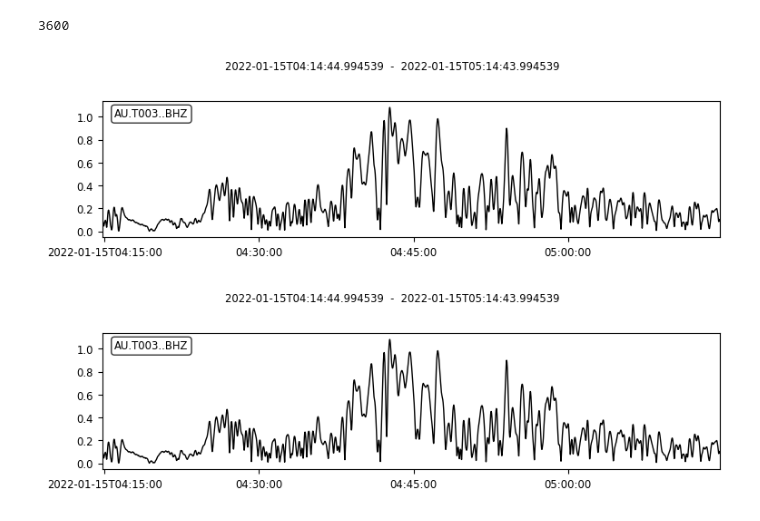
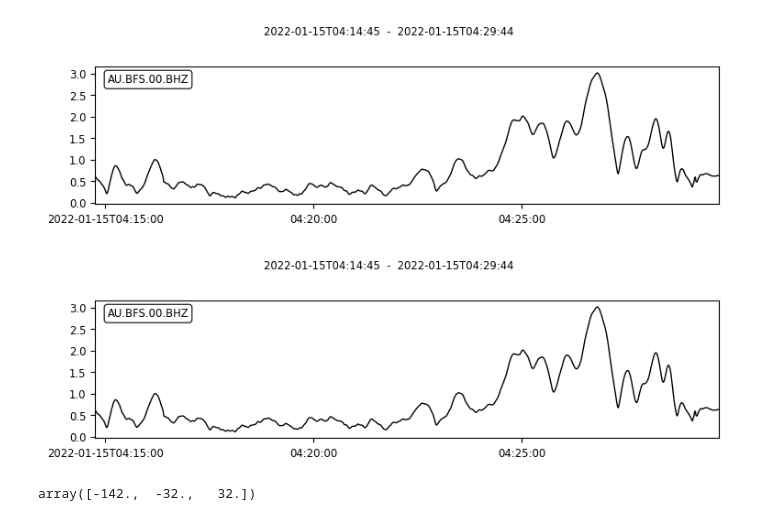
Before and after one commit to deep07004/RTSWED, a Jupyter notebook: Untitled.ipynb, the cells around one changed output. Drawn from its saved outputs; the diff is of its cells as text; code cells hidden in the pictures.

```diff
--- a/Untitled.ipynb
+++ b/Untitled.ipynb
@@ -95,4 +27,0 @@ x=envelope(tr.data)
-# %%
-len(x)
-# %% [output]
-3600
@@ -101,5 +28,5 @@ tr.data=x
-# %%
-tr.plot()
-# %% [output]
-[figure, removed]
-[figure, removed]
+# %%
+a[30].BFS.plot()
+# %% [output]
+[figure, added]
+[figure, added]
@@ -105,0 +35,4 @@ tr.plot()
+# %%
+td.dt
+# %% [output]
+array([-142.,  -32.,   32.])
```
Also changed, not shown: parts of 15 cells of this notebook, 1 other file.
